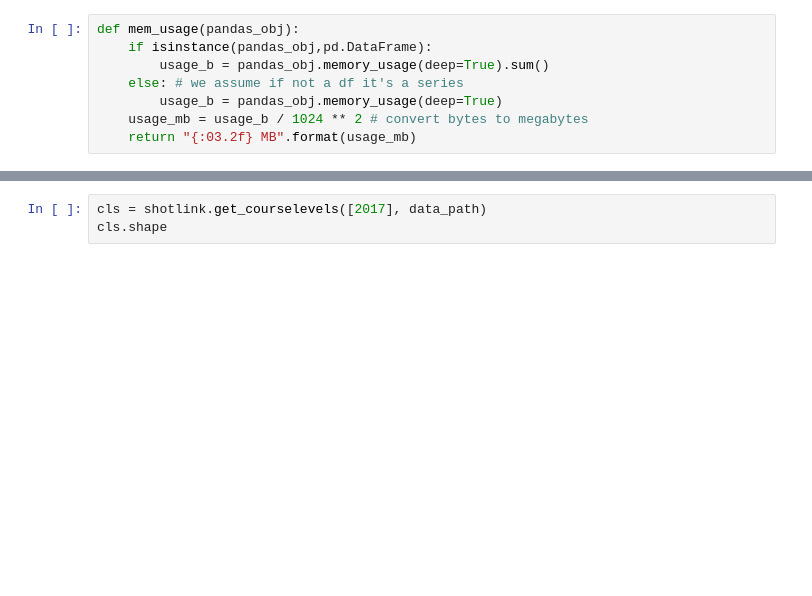
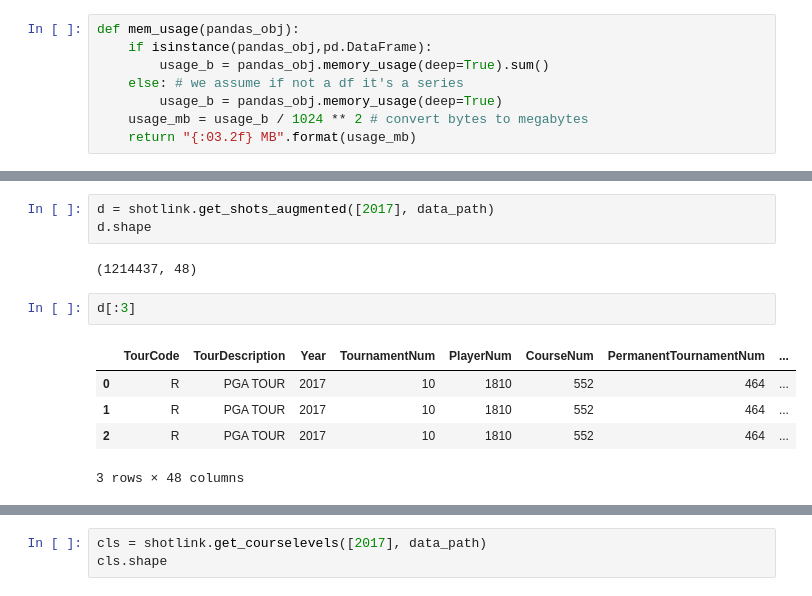
Before and after one commit to awfuldynne/golf_course_project, a Jupyter notebook: personal/andrewe/ShotLink Data from Library Scratch.ipynb, the cells around one changed output, grey strips where cells are left out. Saved outputs shown, nothing was run; the diff lists cells and outputs as text; blank space fills up the shorter version.

```diff
--- a/personal/andrewe/ShotLink Data from Library Scratch.ipynb
+++ b/personal/andrewe/ShotLink Data from Library Scratch.ipynb
@@ -27,0 +38,13 @@ def mem_usage(pandas_obj):
+# %%
+d = shotlink.get_shots_augmented([2017], data_path)
+d.shape
+# %% [output]
+(1214437, 48)
+# %%
+d[:3]
+# %% [output]
+|  | TourCode | TourDescription | Year | TournamentNum | PlayerNum | CourseNum | PermanentTournamentNum | ... |
+| 0 | R | PGA TOUR | 2017 | 10 | 1810 | 552 | 464 | ... |
+| 1 | R | PGA TOUR | 2017 | 10 | 1810 | 552 | 464 | ... |
+| 2 | R | PGA TOUR | 2017 | 10 | 1810 | 552 | 464 | ... |
+3 rows × 48 columns
```
Also changed, not shown: parts of 16 cells of this notebook, 1 other file.
